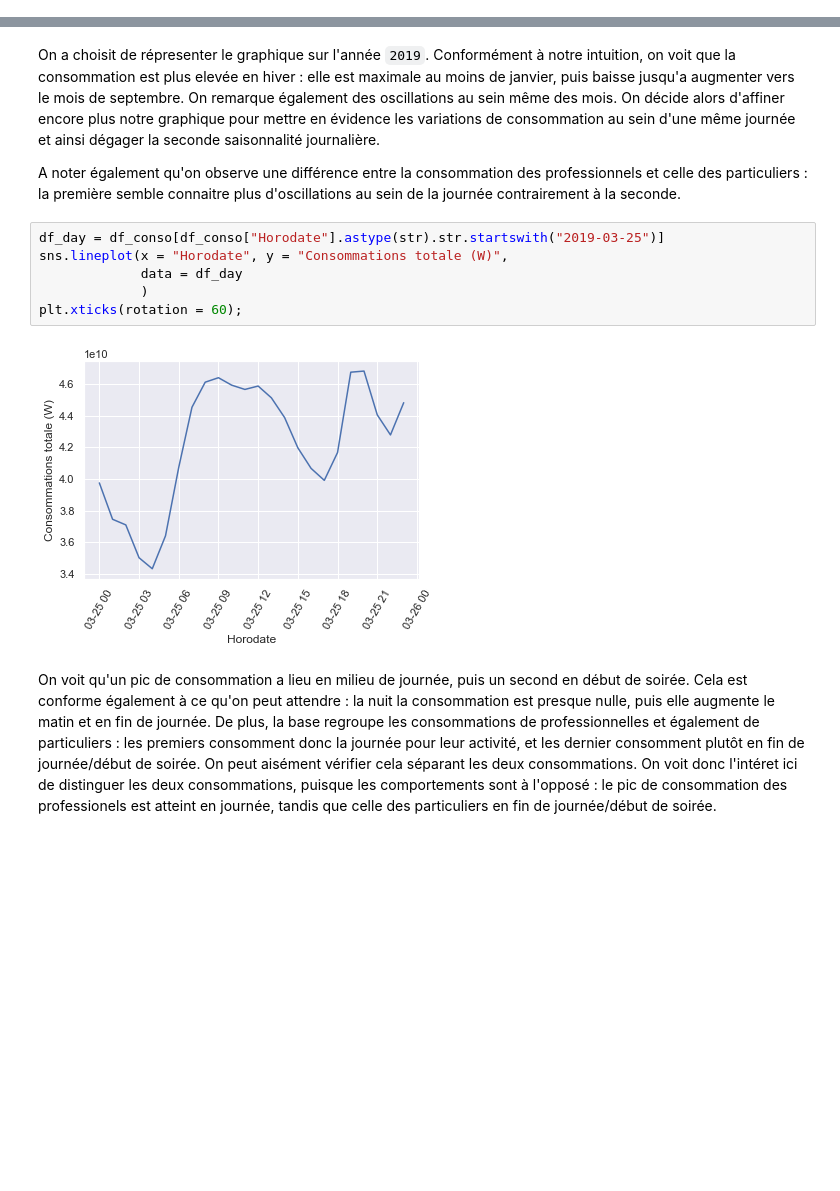
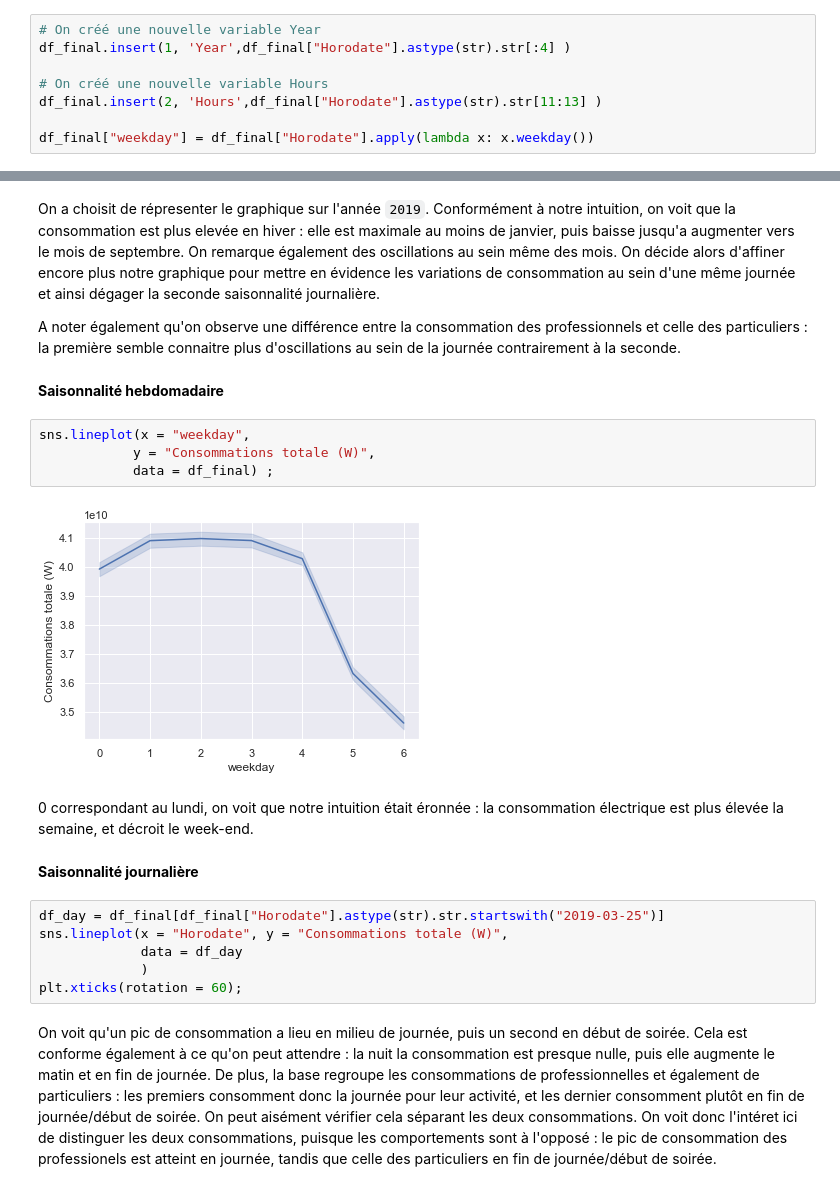
Before and after one commit to CecileBris/Electricity-Prediction, a Jupyter notebook: Consommation et prix de l'électricité en France (2).ipynb, the cells around one changed output, grey strips where cells are left out. Cells and saved outputs as stored; diff of their text form; blank space fills up the shorter version.

```diff
--- a/Consommation et prix de l'électricité en France (2).ipynb
+++ b/Consommation et prix de l'électricité en France (2).ipynb
@@ -261,3 +178,11 @@ df_final = df_conso.merge(df_price, how='inner', left_index=True, right_index=Tr
+# %%
+# On créé une nouvelle variable Year
+df_final.insert(1, 'Year',df_final["Horodate"].astype(str).str[:4] )
+
+# On créé une nouvelle variable Hours
+df_final.insert(2, 'Hours',df_final["Horodate"].astype(str).str[11:13] )
+
+df_final["weekday"] = df_final["Horodate"].apply(lambda x: x.weekday())
 # %%
 df_final.head()
 
@@ -332,14 +249,24 @@ Conformément à notre intuition, on voit que la consommation est plus elevée e
 On remarque également des oscillations au sein même des mois. On décide alors d'affiner encore plus notre graphique pour mettre en évidence les variations de consommation au sein d'une même journée et ainsi dégager la seconde saisonnalité journalière.
 
 A noter également qu'on observe une différence entre la consommation des professionnels et celle des particuliers : la première semble connaitre plus d'oscillations au sein de la journée contrairement à la seconde.
+# %% [markdown]
+**Saisonnalité hebdomadaire**
+# %%
+sns.lineplot(x = "weekday",
+            y = "Consommations totale (W)",
+            data = df_final) ;
+# %% [output]
+[figure, added]
+# %% [markdown]
+0 correspondant au lundi, on voit que notre intuition était éronnée : la consommation électrique est plus élevée la semaine, et décroit le week-end.
+# %% [markdown]
+**Saisonnalité journalière**
 # %%
-df_day = df_conso[df_conso["Horodate"].astype(str).str.startswith("2019-03-25")]
+df_day = df_final[df_final["Horodate"].astype(str).str.startswith("2019-03-25")]
 sns.lineplot(x = "Horodate", y = "Consommations totale (W)",
              data = df_day
              )
 plt.xticks(rotation = 60);
-# %% [output]
-[figure, removed]
 # %% [markdown]
 On voit qu'un pic de consommation a lieu en milieu de journée, puis un second en début de soirée.
 Cela est conforme également à ce qu'on peut attendre : la nuit la consommation est presque nulle, puis elle augmente le matin et en fin de journée.
```
Also changed, not shown: parts of 29 cells of this notebook.
